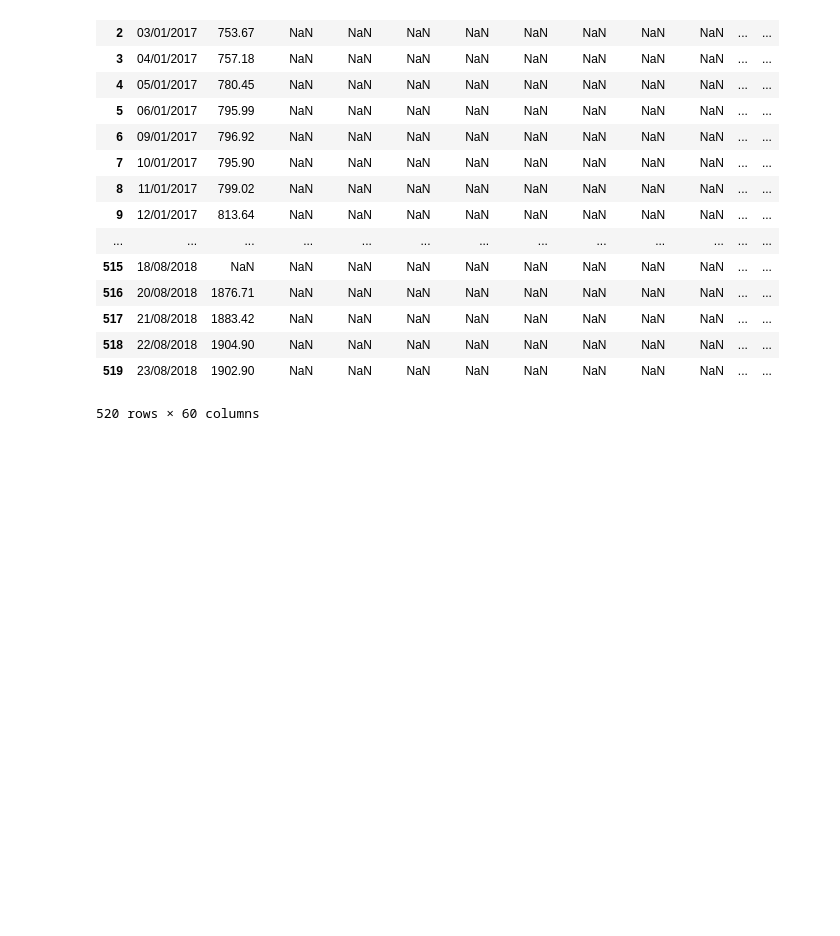
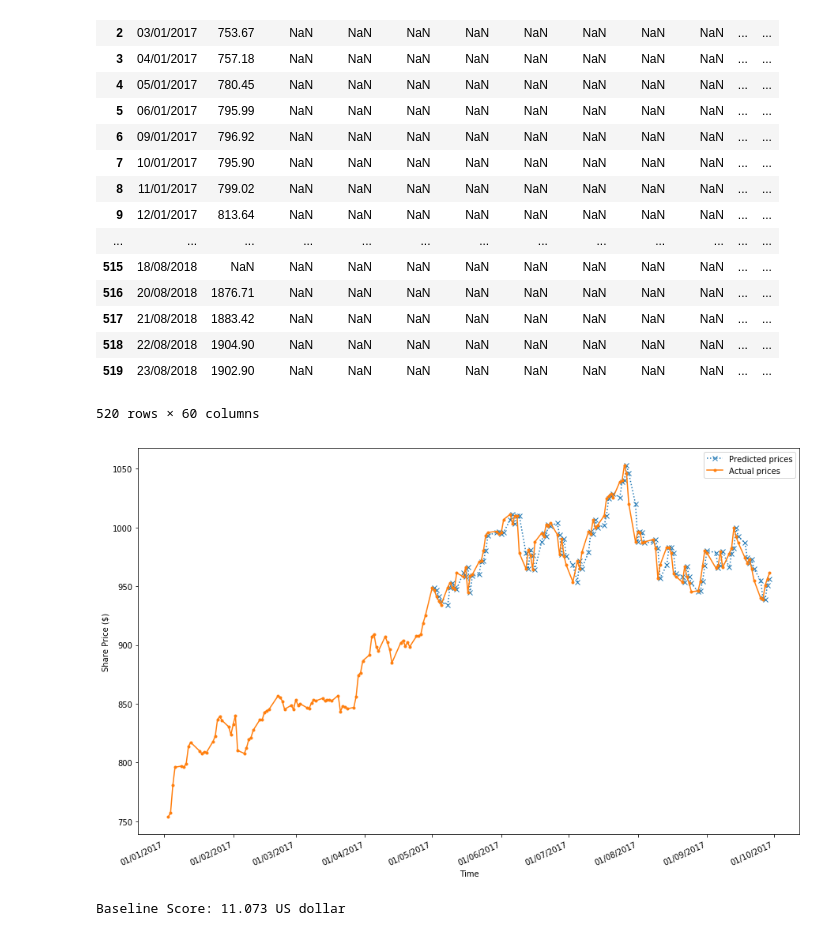
Before and after one commit to FinnZC/Stock-AI, a Jupyter notebook: Main.ipynb, the cells around one changed output. Cells and saved outputs as stored; diff of their text form; code cells hidden in the pictures; blank space fills up the shorter version.

```diff
--- a/Main.ipynb
+++ b/Main.ipynb
@@ -320,9 +324,21 @@ def get_relevant_columns_for_company(name):
         columns.append(name + "." +str(i))
     return columns
 
-amzn = Company("AMZN", pd_processed[get_relevant_columns_for_company("AMZN")])
-start_date = "01/08/2017"
-end_date = "01/09/2017"
+start_train_date = "01/01/2017"
+end_train_start_test_date = "01/05/2017"
+end_test_date = "01/10/2017"
+# %%
+amzn_baseline = CompanyBaseline("AMZN", pd_processed[get_relevant_columns_for_company("AMZN")])
+
+train, test = amzn_baseline.preprocess_train_test_data(start_train_date, end_train_start_test_date, end_test_date)
+amzn_baseline.train_baseline_model(train)
+predictions = amzn_baseline.baseline_predict(test)
+amzn_baseline.plot(predictions)
+baseline_score = amzn_baseline.score(predictions)
+print("Baseline Score: %.3f US dollar" % baseline_score)
+# %% [output]
+[figure, added]
+Baseline Score: 11.073 US dollar
 # %%
 #amzn.get_correlation_between_attributes_and_price()
 #amzn.show_pairplots()
```
Also changed, not shown: parts of 5 cells of this notebook.
